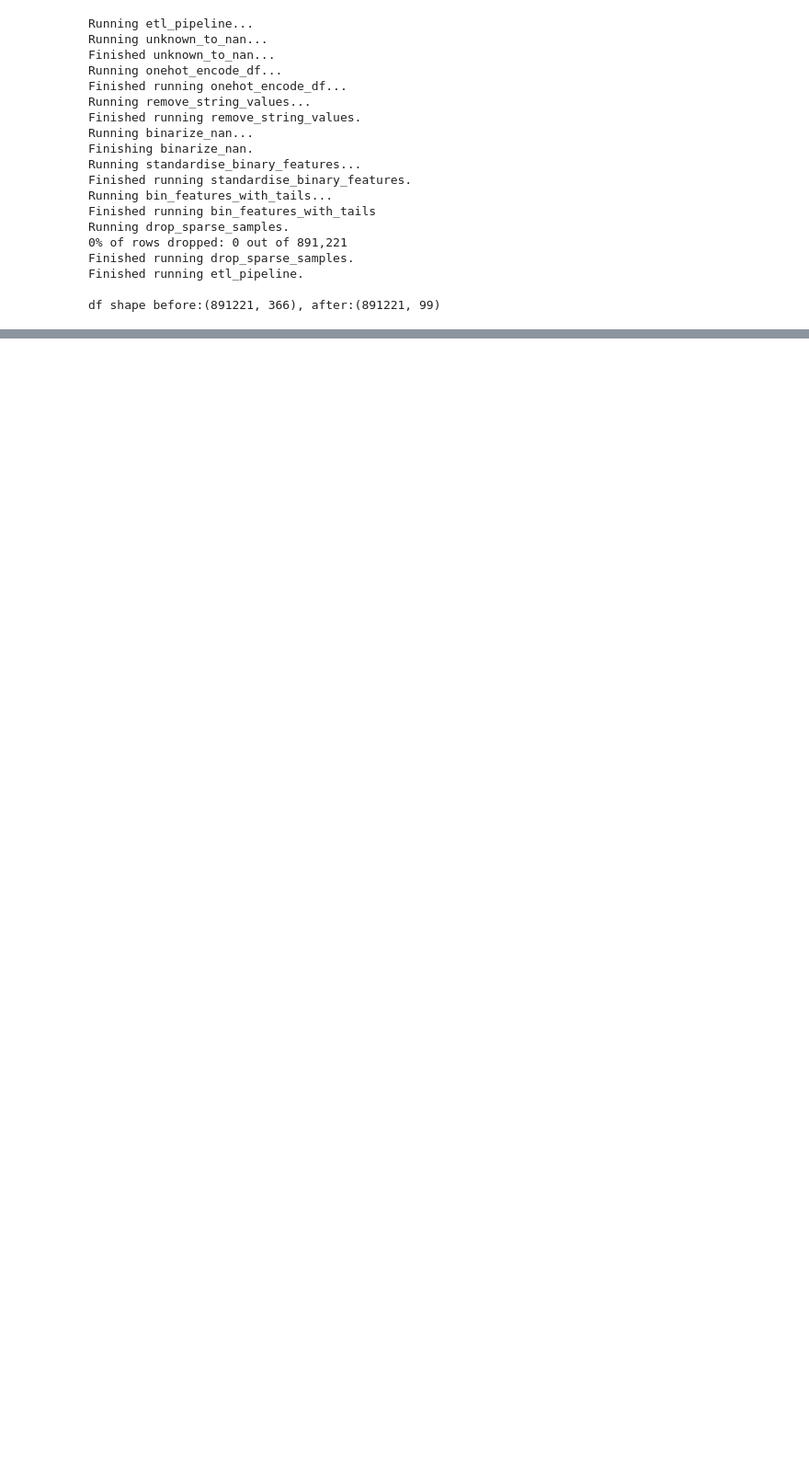
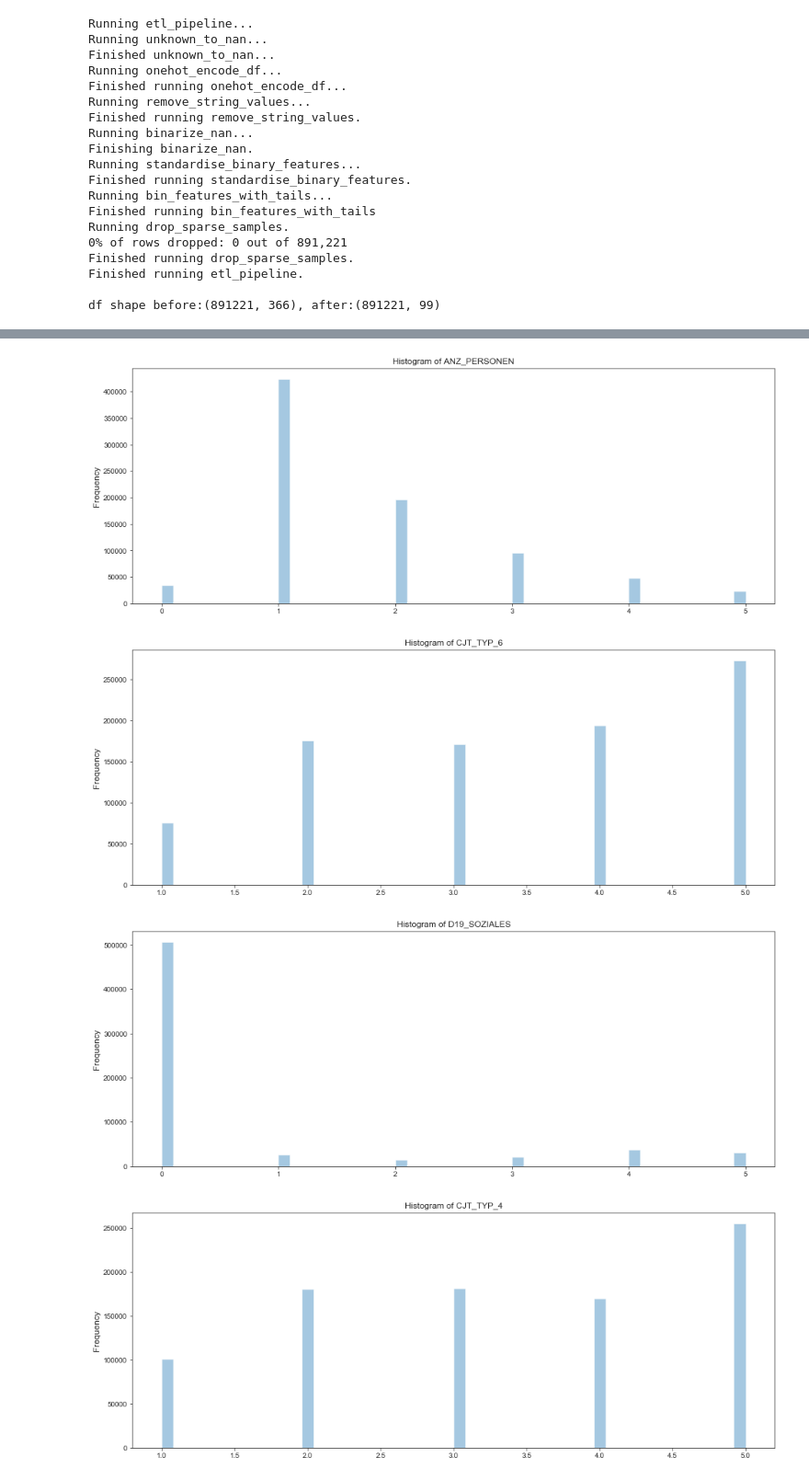
Before and after one commit to OliverFarren/arvato-udacity-customersegmentation, a Jupyter notebook: 1_customer_segmentation_report.ipynb, the cells around one changed output, grey strips where cells are left out. Shown at 92% size. Drawn from its saved outputs; the diff is of its cells as text; code cells hidden in the pictures; blank space fills up the shorter version.

```diff
--- a/1_customer_segmentation_report.ipynb
+++ b/1_customer_segmentation_report.ipynb
@@ -66,0 +238,19 @@ Running binarize_nan...
+# %%
+cols_to_drop = [
+'KBA13_HALTER_35',
+'KBA13_KMH_110',
+'KBA13_BAUMAX',
+'KBA13_HALTER_40',
+'PLZ8_ANTG3',
+'DSL_FLAG',
+'KBA05_SEG5',
+'RELAT_AB',
+'FIRMENDICHTE',
+'EWDICHTE',
+'KBA05_FRAU',
+'ANZ_HAUSHALTE_AKTIV']
+# %%
+cols_keep = [col for col in cols_keep if col not in cols_to_drop]
+# %%
+azdias_clean = clean_df.etl_pipeline(azdias,cols_keep=cols_keep,verbosity=v.MED)
+customers_clean = clean_df.etl_pipeline(customers,cols_keep=cols_keep,verbosity=v.MED)
@@ -66,0 +275,18 @@ Running binarize_nan...
+# %%
+def plot_hists(df,feature_list):
+
+    for fe in feature_list:
+        sns.set_style("darkgrid")
+        sns.set_style("ticks")
+        plt.figure(figsize=(16,6))
+        plt.title("Histogram of {0}".format(fe))
+        sns.distplot(df[fe].values,kde=False)
+        plt.ylabel('Frequency',fontsize=12)
+        plt.show()
+# %%
+plot_hists(azdias_clean,azdias_clean.columns)
+# %% [output]
+[figure, added]
+[figure, added]
+[figure, added]
+[figure, added]
```
Also changed, not shown: parts of 32 cells of this notebook, 2 other files.
